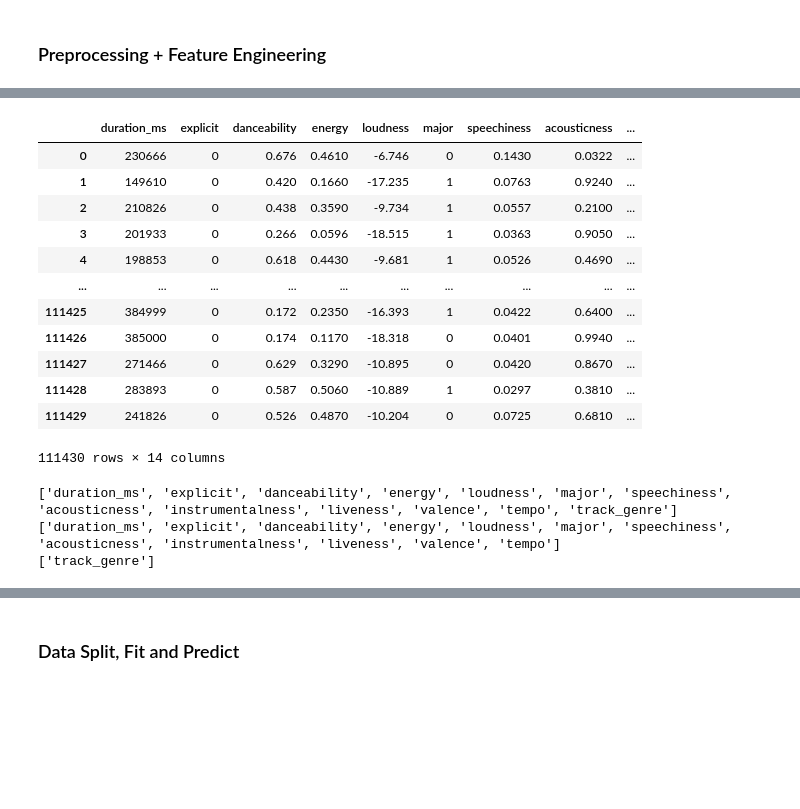
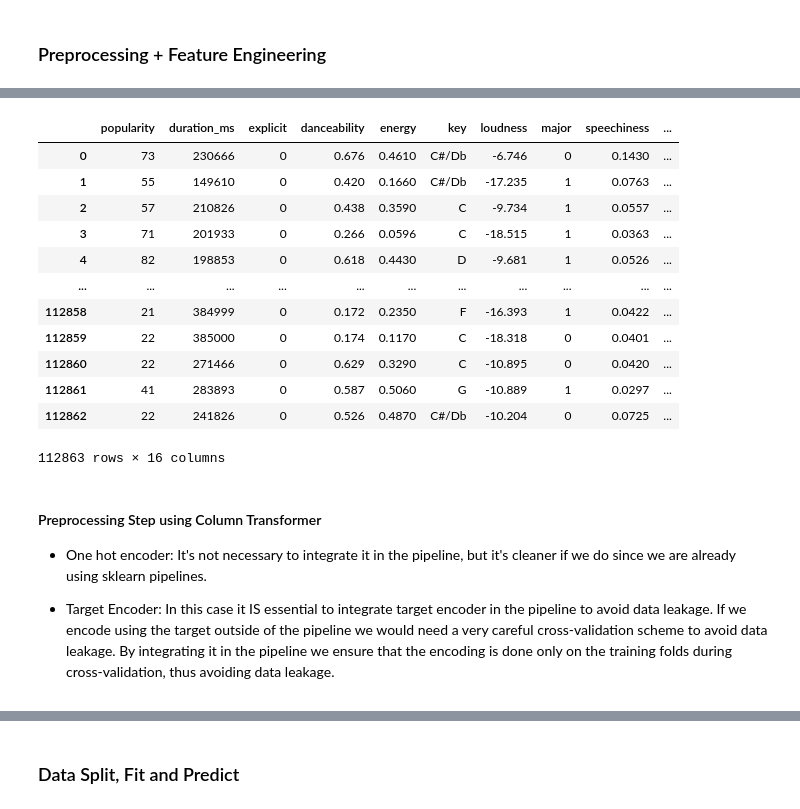
Before and after one commit to guill-mr/ML_TA_Sessions, a Jupyter notebook: session_3/TA3_spotify.ipynb, the cells around one changed output, grey strips where cells are left out. Cells and saved outputs as stored; diff of their text form; code cells hidden in the pictures; blank space fills up the shorter version.

Commit message:
Uploading the final version of the pipeline

```diff
--- a/session_3/TA3_spotify.ipynb
+++ b/session_3/TA3_spotify.ipynb
@@ -384,23 +399,5 @@ key_map = {
 
 df["key"] = df["key"].map(key_map)
 
-if KEY:
-    oh_enc = OneHotEncoder(sparse_output=False, drop="first") # We drop the first category to avoid multicollinearity
-    key_oh = oh_enc.fit_transform(df[["key"]])
-    df = pd.concat([df, pd.DataFrame(key_oh, columns=oh_enc.get_feature_names_out())], axis=1)
-    df.drop("key", axis=1, inplace=True)
-else:
-    df.drop("key", axis=1, inplace=True)
-
-# And we follow-up with the time_signature binarization (if selected, otherwise we just drop the variable entirely)
-if COMPAS:
-    df["compas_3_4"] = np.where(df["time_signature"] == 3, 1, 0)
-    df["compas_4_4"] = np.where(df["time_signature"] == 4, 1, 0)
-    df.drop("time_signature", axis=1, inplace=True)
-else:
-    df.drop("time_signature", axis=1, inplace=True)
-
-# We will directly address the track_genre variable later because target encoding is a bit trickier than this.
-
 df
 # %% [output]
@@ -464,15 +416,0 @@ for var in vars_log:
-# %%
-if LOG:
-    for var in vars_log:
-        df[var] = df[var].apply(lambda x: np.log1p(x) if x > 0 else 0)
-
-if WIND: # We "clip" the outliers out and we leave those values in the maximum/minimum value before them that's not considered an outlier
-    for var in vars_wind:
-        # Determine the lower and upper bounds of the non-outlier values
-        iqr = df[var].quantile(0.75) - df[var].quantile(0.25)
-        lower_bound = df[var].quantile(0.25) - 1.5 * iqr
-        upper_bound = df[var].quantile(0.75) + 1.5 * iqr
-
-        df[var] = df[var].clip(upper=upper_bound, lower=lower_bound)
-
-display(df)
@@ -506,39 +417,29 @@ if SEL:
 # %%
 """
 The features which are still defined in categories are: (unique)track_id, artists, album_name, track_name and track_genre.
 
 Out of those, we can only realistically use track_genre. Any other of those variables is more of an identification variable.
 Any predictive power that could come from those variables would probably have it because of being from a specific genre or from another one.
 An artist who usually produces edm might have most of their tracks as highly danceable, but if they suddenly release an album of piano ballads, that could change
 for that album specifically. Granted, this change in danceability would be captured by the album variable, but it would also be captured by the track_genre variable anyway.
 
 To sum up, we are only keeping track_genre for reasons of avoiding having unmanageable dimensionality and to prevent the model to rely too much on features it can't be trained on
 when making predictions for unseen data (newly released tracks).
 """
 
 df = df.drop(columns=["track_id", "artists", "album_name", "track_name"])
-cat_cols = df.select_dtypes(include=["object"]).columns.tolist()
 df
 # %% [output]
-|  | duration_ms | explicit | danceability | energy | loudness | major | speechiness | acousticness | ... |
-| 0 | 230666 | 0 | 0.676 | 0.4610 | -6.746 | 0 | 0.1430 | 0.0322 | ... |
-| 1 | 149610 | 0 | 0.420 | 0.1660 | -17.235 | 1 | 0.0763 | 0.9240 | ... |
-| 2 | 210826 | 0 | 0.438 | 0.3590 | -9.734 | 1 | 0.0557 | 0.2100 | ... |
-| 3 | 201933 | 0 | 0.266 | 0.0596 | -18.515 | 1 | 0.0363 | 0.9050 | ... |
-| 4 | 198853 | 0 | 0.618 | 0.4430 | -9.681 | 1 | 0.0526 | 0.4690 | ... |
-| ... | ... | ... | ... | ... | ... | ... | ... | ... | ... |
-| 111425 | 384999 | 0 | 0.172 | 0.2350 | -16.393 | 1 | 0.0422 | 0.6400 | ... |
-| 111426 | 385000 | 0 | 0.174 | 0.1170 | -18.318 | 0 | 0.0401 | 0.9940 | ... |
-| 111427 | 271466 | 0 | 0.629 | 0.3290 | -10.895 | 0 | 0.0420 | 0.8670 | ... |
-| 111428 | 283893 | 0 | 0.587 | 0.5060 | -10.889 | 1 | 0.0297 | 0.3810 | ... |
-| 111429 | 241826 | 0 | 0.526 | 0.4870 | -10.204 | 0 | 0.0725 | 0.6810 | ... |
+|  | popularity | duration_ms | explicit | danceability | energy | key | loudness | major | speechiness | ... |
+| 0 | 73 | 230666 | 0 | 0.676 | 0.4610 | C#/Db | -6.746 | 0 | 0.1430 | ... |
+| 1 | 55 | 149610 | 0 | 0.420 | 0.1660 | C#/Db | -17.235 | 1 | 0.0763 | ... |
+| 2 | 57 | 210826 | 0 | 0.438 | 0.3590 | C | -9.734 | 1 | 0.0557 | ... |
+| 3 | 71 | 201933 | 0 | 0.266 | 0.0596 | C | -18.515 | 1 | 0.0363 | ... |
+| 4 | 82 | 198853 | 0 | 0.618 | 0.4430 | D | -9.681 | 1 | 0.0526 | ... |
+| ... | ... | ... | ... | ... | ... | ... | ... | ... | ... | ... |
+| 112858 | 21 | 384999 | 0 | 0.172 | 0.2350 | F | -16.393 | 1 | 0.0422 | ... |
+| 112859 | 22 | 385000 | 0 | 0.174 | 0.1170 | C | -18.318 | 0 | 0.0401 | ... |
+| 112860 | 22 | 271466 | 0 | 0.629 | 0.3290 | C | -10.895 | 0 | 0.0420 | ... |
+| 112861 | 41 | 283893 | 0 | 0.587 | 0.5060 | G | -10.889 | 1 | 0.0297 | ... |
+| 112862 | 22 | 241826 | 0 | 0.526 | 0.4870 | C#/Db | -10.204 | 0 | 0.0725 | ... |
-111430 rows × 14 columns
+112863 rows × 16 columns
-# %%
-full_cols = num_cols + cat_cols
-print(full_cols)
-print(num_cols)
-print(cat_cols)
-# %% [output]
-['duration_ms', 'explicit', 'danceability', 'energy', 'loudness', 'major', 'speechiness', 'acousticness', 'instrumentalness', 'liveness', 'valence', 'tempo', 'track_genre']
-['duration_ms', 'explicit', 'danceability', 'energy', 'loudness', 'major', 'speechiness', 'acousticness', 'instrumentalness', 'liveness', 'valence', 'tempo']
-['track_genre']
@@ -563,0 +446,6 @@ cat_pipe = Pipeline(steps=[
+# %% [markdown]
+#### Preprocessing Step using Column Transformer
+
+- One hot encoder: It's not necessary to integrate it in the pipeline, but it's cleaner if we do since we are already using sklearn pipelines.
+
+- Target Encoder: In this case it IS essential to integrate target encoder in the pipeline to avoid data leakage. If we encode using the target outside of the pipeline we would need a very careful cross-validation scheme to avoid data leakage. By integrating it in the pipeline we ensure that the encoding is done only on the training folds during cross-validation, thus avoiding data leakage.
```
Also changed, not shown: parts of 46 cells of this notebook, 9 other files.
